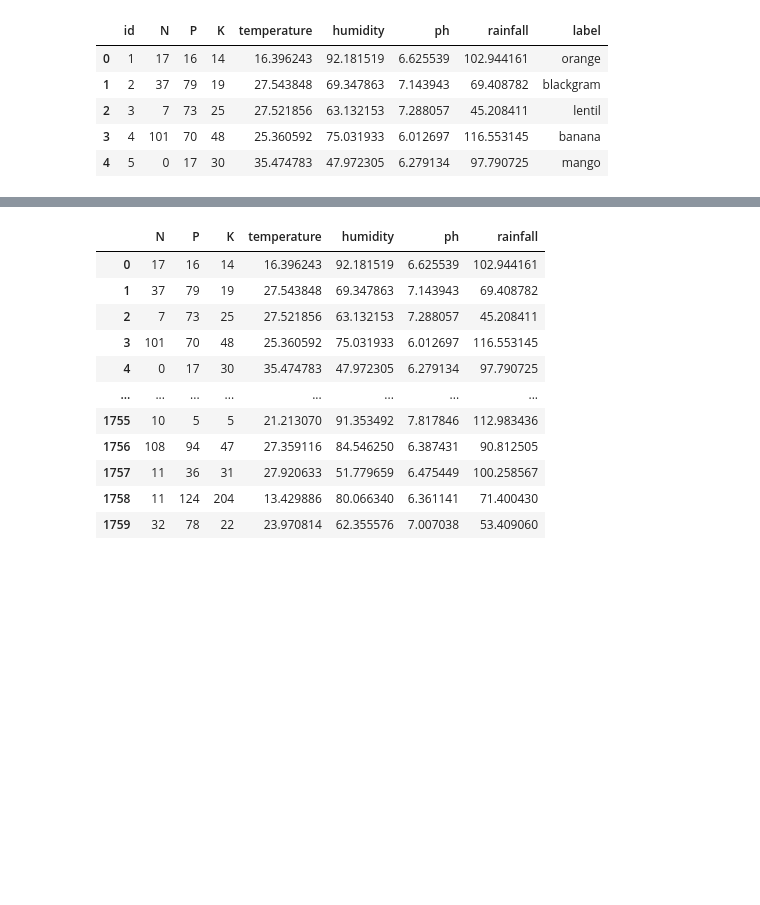
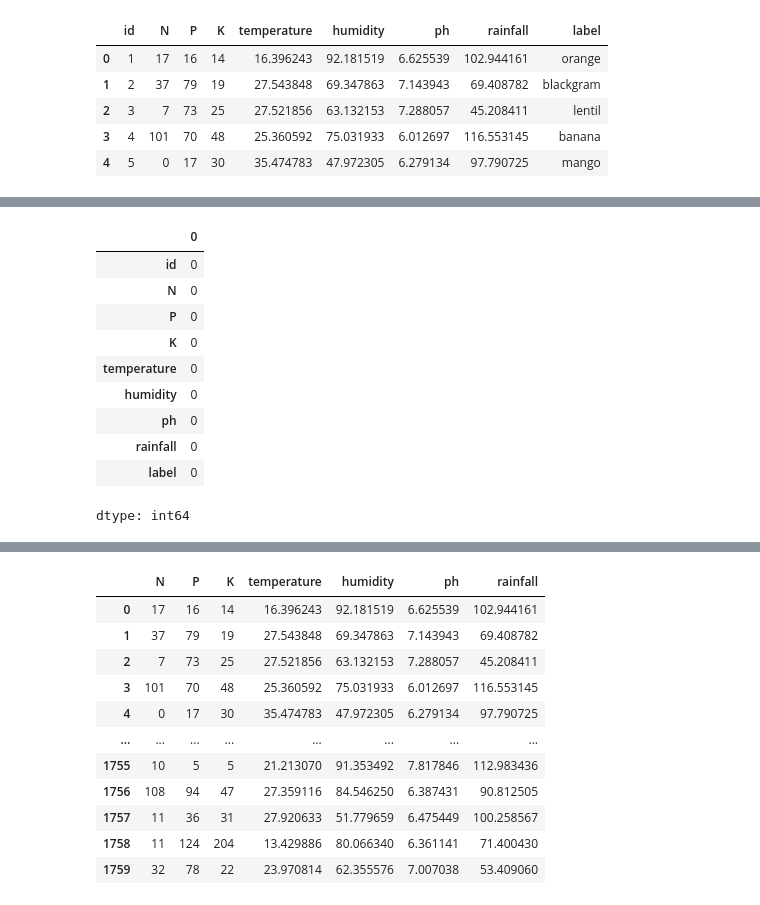
Before and after one commit to lalitha-sahitya/Crop-recommendation, a Jupyter notebook: crop_recommendation.ipynb, the cells around one changed output, grey strips where cells are left out. Cells and saved outputs as stored; diff of their text form; code cells hidden in the pictures; blank space fills up the shorter version.

```diff
--- a/crop_recommendation.ipynb
+++ b/crop_recommendation.ipynb
@@ -46,0 +70,14 @@ data.head(5)
+# %%
+data.isnull().sum()
+# %% [output]
+|  | 0 |
+| id | 0 |
+| N | 0 |
+| P | 0 |
+| K | 0 |
+| temperature | 0 |
+| humidity | 0 |
+| ph | 0 |
+| rainfall | 0 |
+| label | 0 |
+dtype: int64
```
Also changed, not shown: parts of 28 cells of this notebook.
